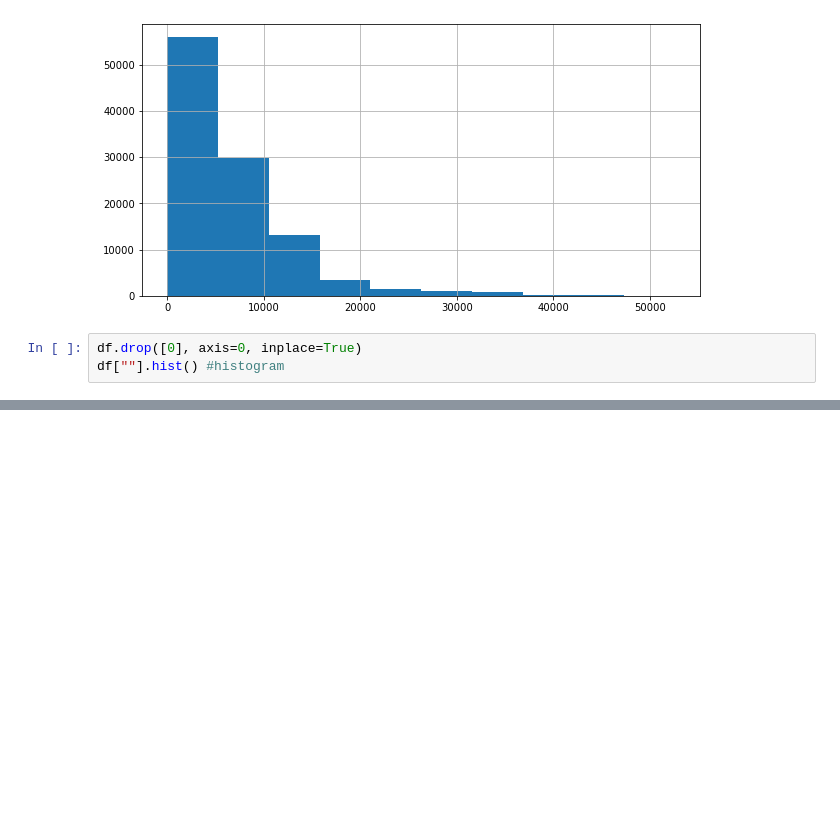
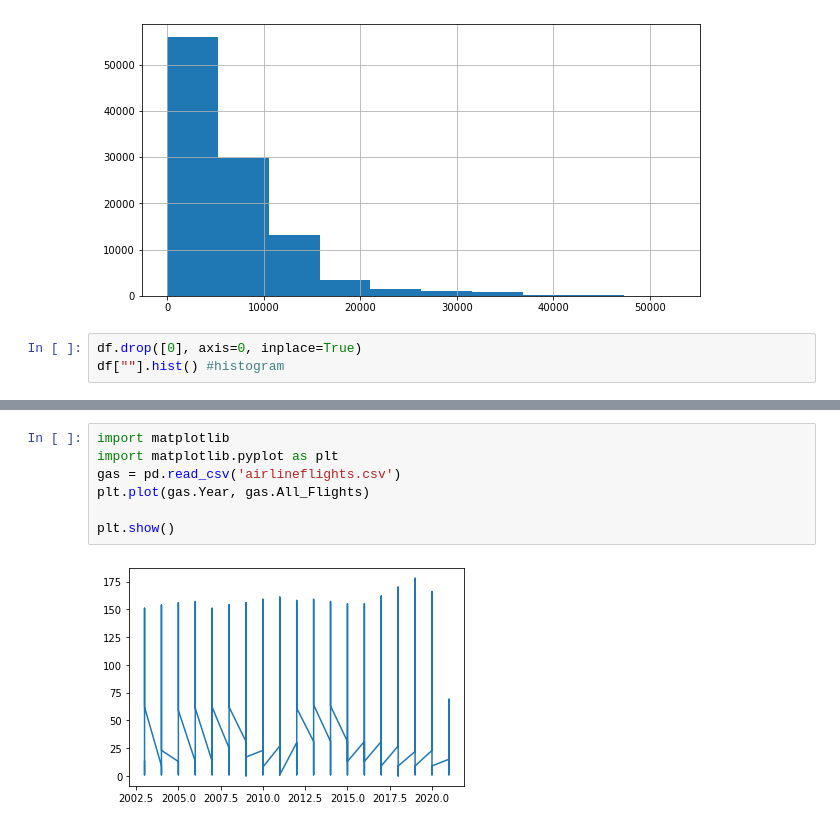
Before and after one commit to edward-jiang3649/data_project, a Jupyter notebook: Data_project.ipynb, the cells around one changed output, grey strips where cells are left out. Cells and saved outputs as stored; diff of their text form; blank space fills up the shorter version.

```diff
--- a/Data_project.ipynb
+++ b/Data_project.ipynb
@@ -102,0 +138,9 @@ df[""].hist() #histogram
+# %%
+import matplotlib
+import matplotlib.pyplot as plt
+gas = pd.read_csv('airlineflights.csv')
+plt.plot(gas.Year, gas.All_Flights)
+
+plt.show()
+# %% [output]
+[figure, added]
```
Also changed, not shown: parts of 8 cells of this notebook.
